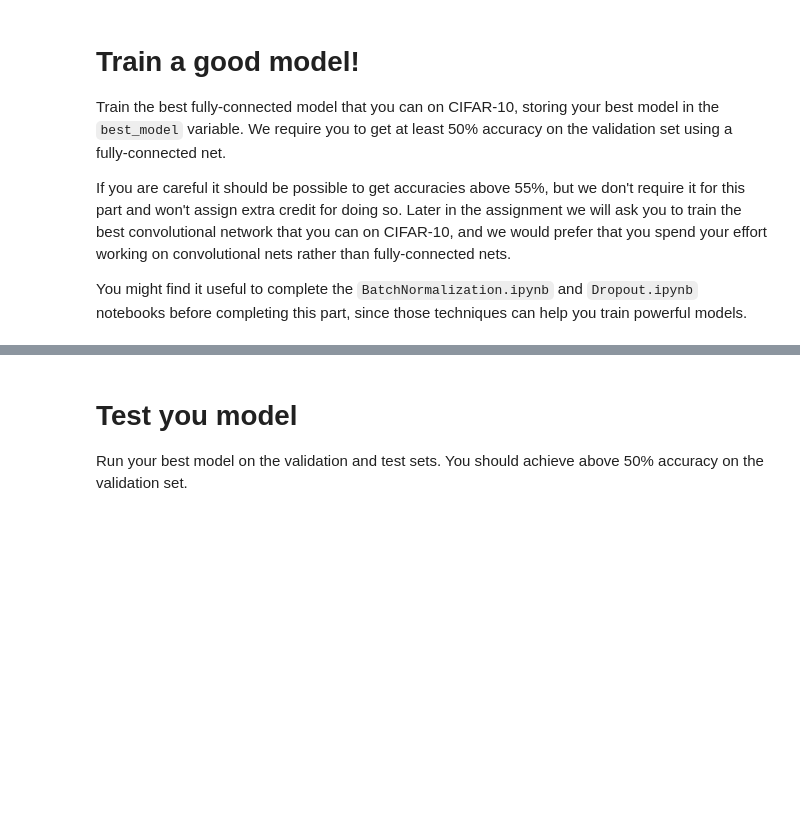
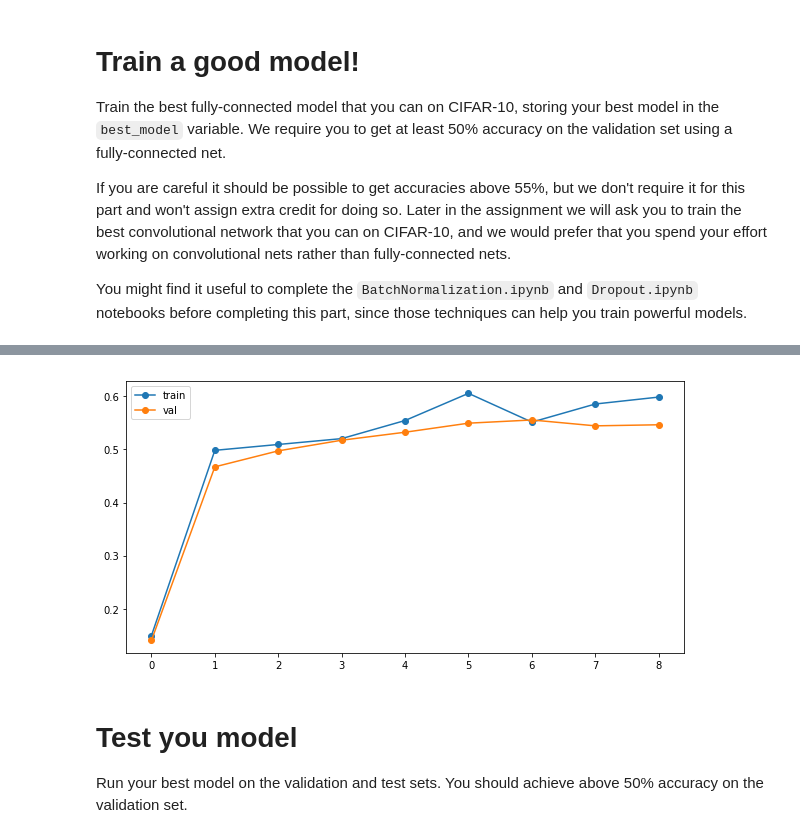
Before and after one commit to yurayli/stanford-cs231n, a Jupyter notebook: assignment2/FullyConnectedNets.ipynb, the cells around one changed output, grey strips where cells are left out. Cells and saved outputs as stored; diff of their text form; code cells hidden in the pictures; blank space fills up the shorter version.

```diff
--- a/assignment2/FullyConnectedNets.ipynb
+++ b/assignment2/FullyConnectedNets.ipynb
@@ -609,0 +851,31 @@ pass
+# %%
+from time import time
+################################################################################
+# TODO: Train the best FullyConnectedNet that you can on CIFAR-10. You might   #
+# batch normalization and dropout useful. Store your best model in the         #
+# best_model variable.                                                         #
+################################################################################
+t0 = time()
+model = FullyConnectedNet([256, 256, 256], weight_scale=0.025,
+                          dropout=0.25, use_batchnorm=True)
+
+solver = Solver(model, data,
+                num_epochs=8, batch_size=200,
+                lr_decay=0.95,
+                update_rule='adam',
+                optim_config={
+                    'learning_rate': 5e-4
+                },
+                verbose=True)
+solver.train()
+print('Training spends %.4f seconds' %(time()-t0, ))
+
+plt.plot(solver.train_acc_history, '-o', label='train')
+plt.plot(solver.val_acc_history, '-o', label='val')
+plt.legend(loc='best')
+plt.gcf().set_size_inches(10, 5)
+plt.show()
+################################################################################
+#                              END OF YOUR CODE                                #
+################################################################################
+# %% [output]
@@ -610,3 +899,4 @@ pass
+[figure, added]
 # %% [markdown]
 # Test you model
 Run your best model on the validation and test sets. You should achieve above 50% accuracy on the validation set.
```
Also changed, not shown: parts of 26 cells of this notebook, 6 other files.
